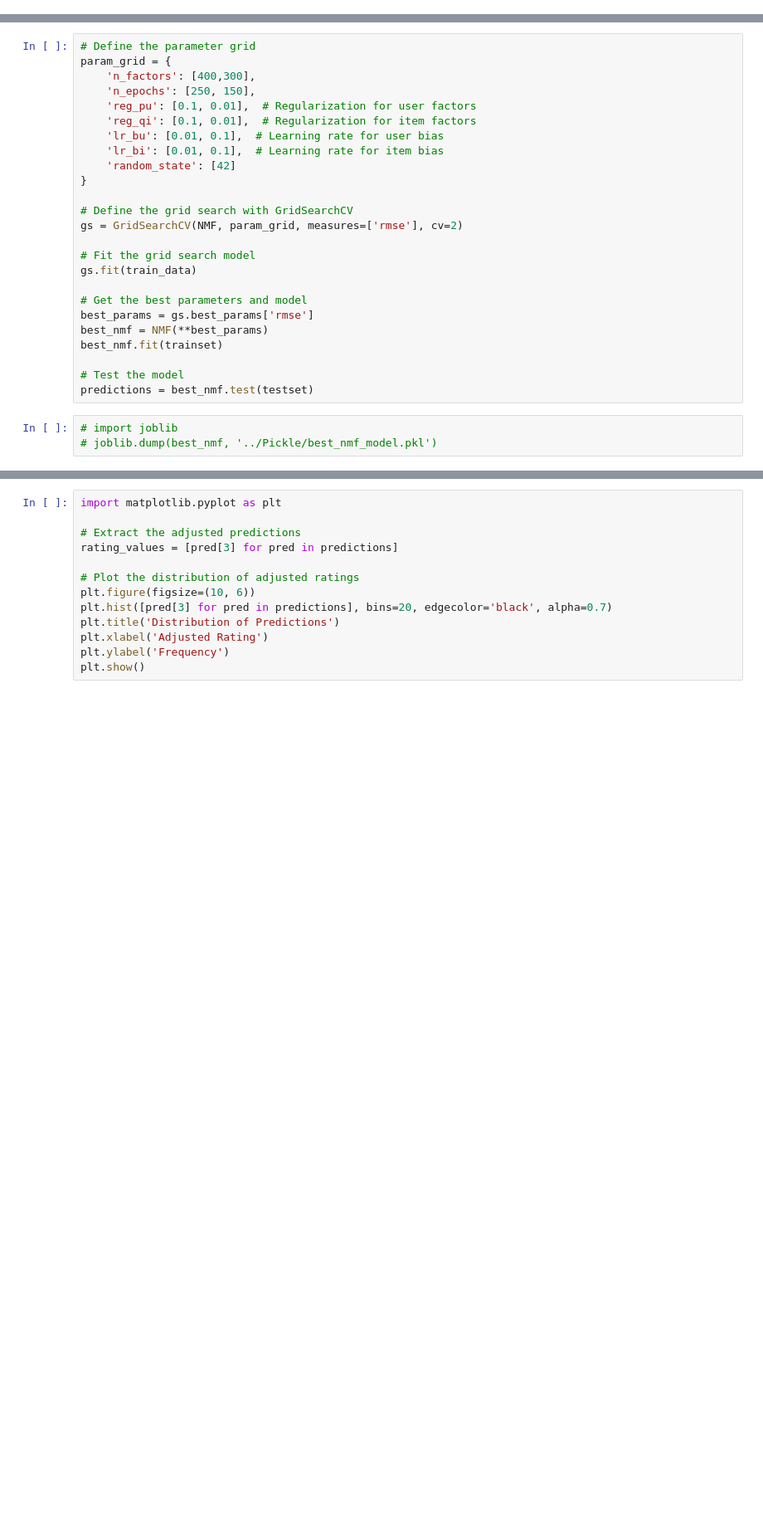
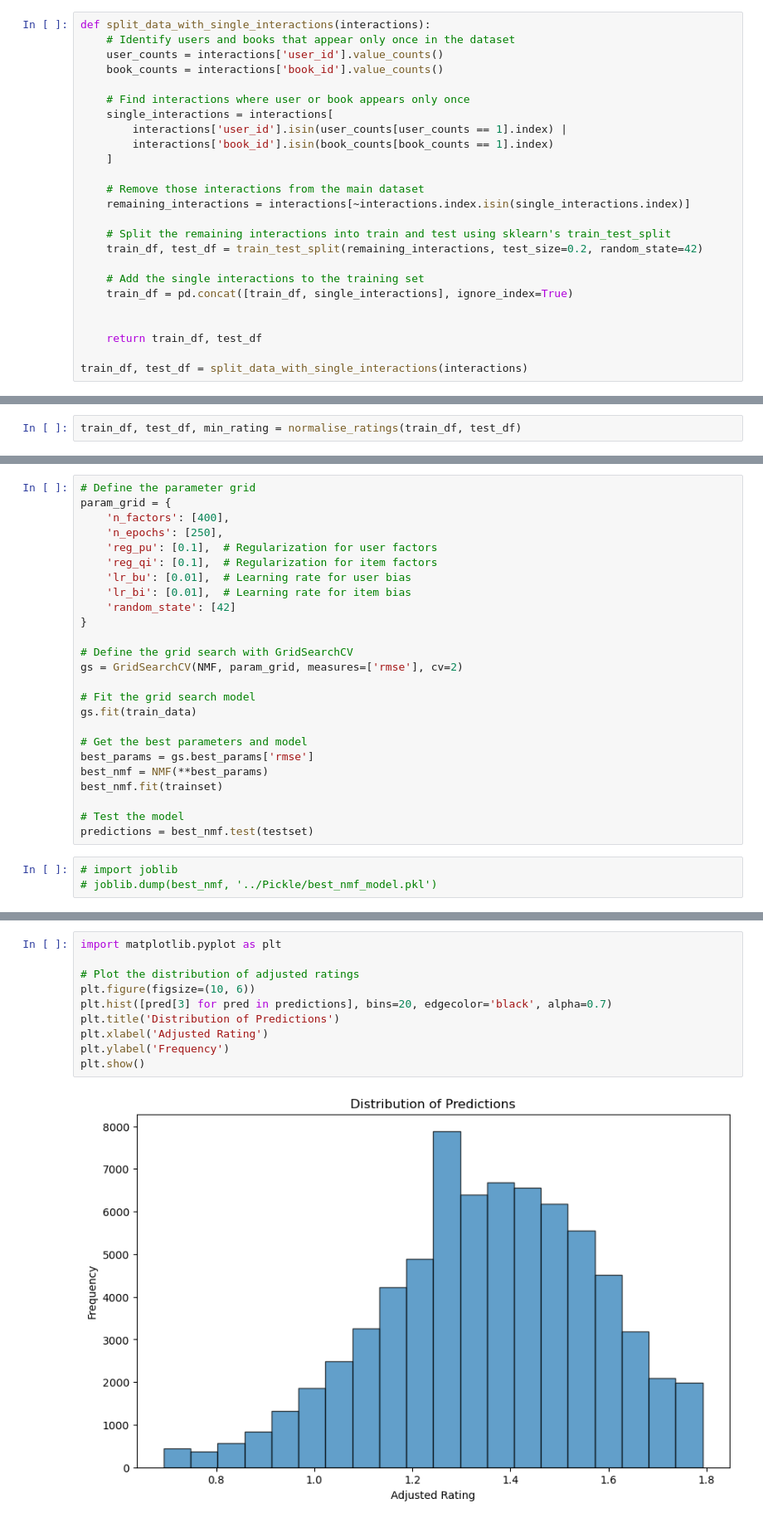
Before and after one commit to mud66/Recommender-System-GoodReads, a Jupyter notebook: RecSysJupyter/NMFRatings.ipynb, the cells around one changed output, grey strips where cells are left out. Shown: that part at 83% size. Drawn from its saved outputs; the diff is of its cells as text; blank space fills up the shorter version.

```diff
--- a/RecSysJupyter/NMFRatings.ipynb
+++ b/RecSysJupyter/NMFRatings.ipynb
@@ -57,3 +20,28 @@ test_df = pd.concat(test_list, ignore_index=True)
+# %%
+def split_data_with_single_interactions(interactions):
+    # Identify users and books that appear only once in the dataset
+    user_counts = interactions['user_id'].value_counts()
+    book_counts = interactions['book_id'].value_counts()
+
+    # Find interactions where user or book appears only once
+    single_interactions = interactions[
+        interactions['user_id'].isin(user_counts[user_counts == 1].index) |
+        interactions['book_id'].isin(book_counts[book_counts == 1].index)
+    ]
+
+    # Remove those interactions from the main dataset
+    remaining_interactions = interactions[~interactions.index.isin(single_interactions.index)]
+
+    # Split the remaining interactions into train and test using sklearn's train_test_split
+    train_df, test_df = train_test_split(remaining_interactions, test_size=0.2, random_state=42)
+
+    # Add the single interactions to the training set
+    train_df = pd.concat([train_df, single_interactions], ignore_index=True)
+
+
+    return train_df, test_df
+
+train_df, test_df = split_data_with_single_interactions(interactions)
 # %%
 # Get rating counts
 rating_counts = train_df['rating'].value_counts()
@@ -88,3 +105,5 @@ train_df = balanced_train.sample(frac=1, random_state=42).reset_index(drop=True)
+# %%
+train_df, test_df, min_rating = normalise_ratings(train_df, test_df)
 # %%
 reader = Reader(rating_scale=(train_df['rating'].min(), train_df['rating'].max()))
 train_data = Dataset.load_from_df(train_df[['user_id', 'book_id', 'rating']], reader)
@@ -94,12 +113,12 @@ testset = test_data.construct_testset([(uid, iid, r, {}) for uid, iid, r in test
 # %%
 # Define the parameter grid
 param_grid = {
-    'n_factors': [400,300],
-    'n_epochs': [250, 150],
-    'reg_pu': [0.1, 0.01],  # Regularization for user factors
-    'reg_qi': [0.1, 0.01],  # Regularization for item factors
-    'lr_bu': [0.01, 0.1],  # Learning rate for user bias
-    'lr_bi': [0.01, 0.1],  # Learning rate for item bias
+    'n_factors': [400],
+    'n_epochs': [250],
+    'reg_pu': [0.1],  # Regularization for user factors
+    'reg_qi': [0.1],  # Regularization for item factors
+    'lr_bu': [0.01],  # Learning rate for user bias
+    'lr_bi': [0.01],  # Learning rate for item bias
     'random_state': [42]
 }
 
@@ -170,13 +219,12 @@ print(f'Adjusted Precision: {precision}, Adjusted Recall: {recall}, Adjusted nDC
 # %%
 import matplotlib.pyplot as plt
-
-# Extract the adjusted predictions
-rating_values = [pred[3] for pred in predictions]
 
 # Plot the distribution of adjusted ratings
 plt.figure(figsize=(10, 6))
 plt.hist([pred[3] for pred in predictions], bins=20, edgecolor='black', alpha=0.7)
 plt.title('Distribution of Predictions')
 plt.xlabel('Adjusted Rating')
 plt.ylabel('Frequency')
 plt.show()
+# %% [output]
+[figure, added]
```
Also changed, not shown: parts of 15 cells of this notebook, 7 other files.
